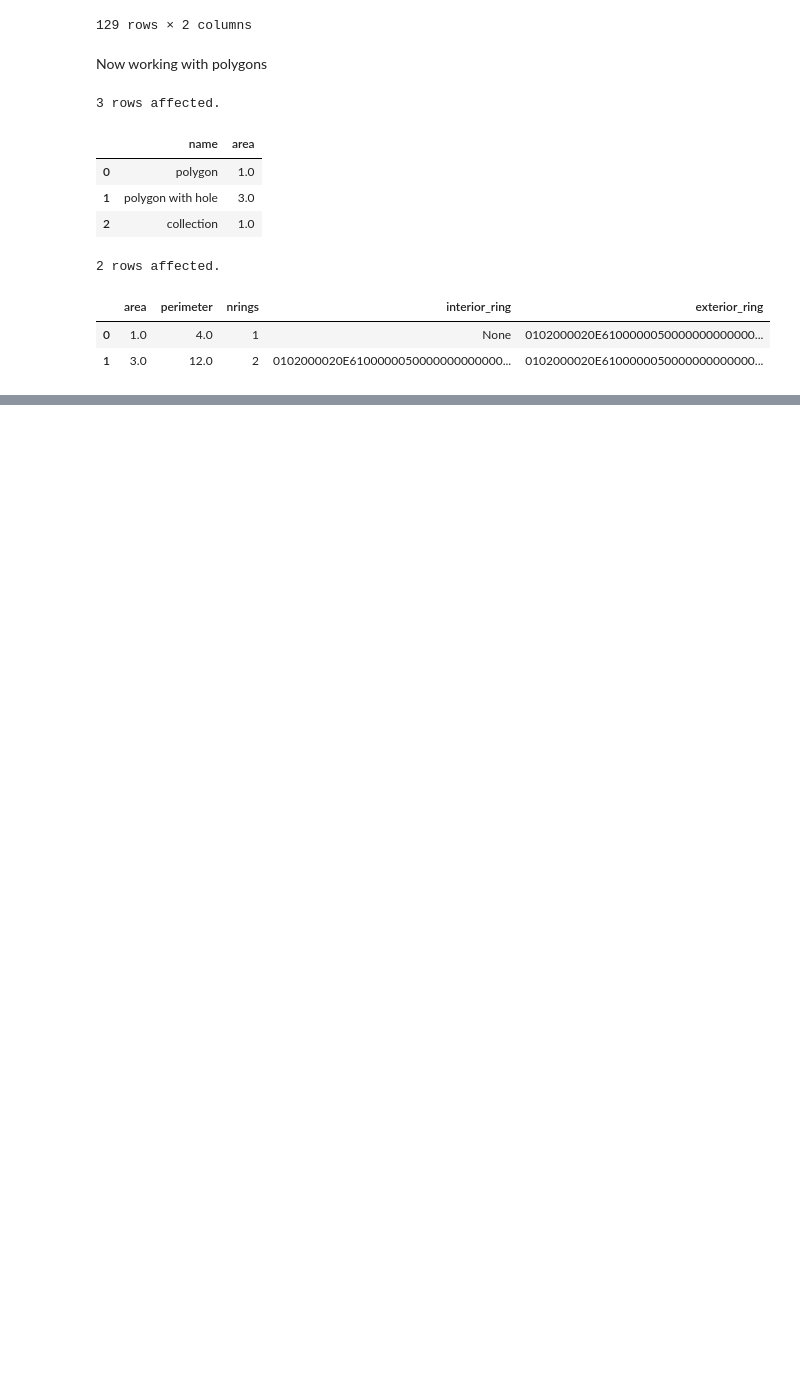
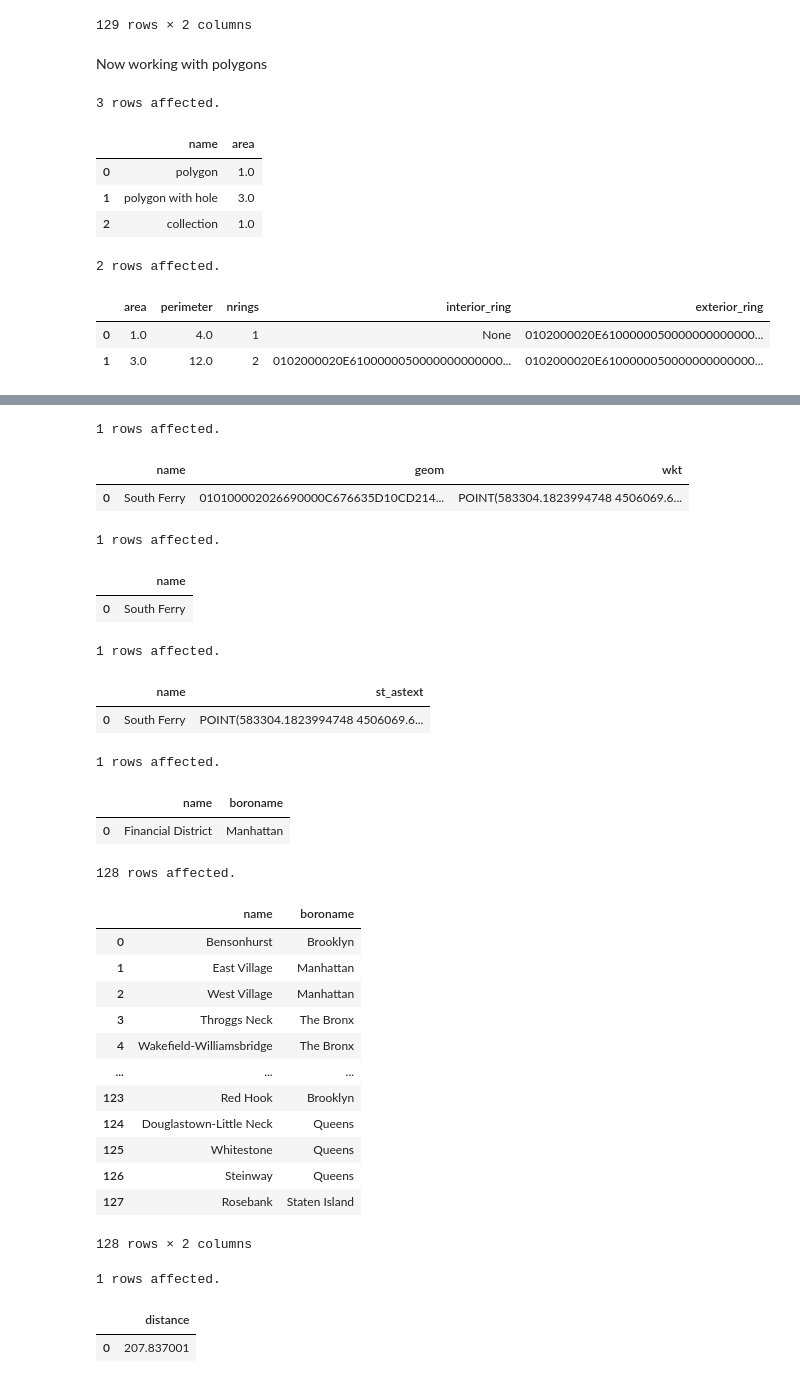
Before and after one commit to Vikash-exe/SQL, a Jupyter notebook: PostgreSQL.ipynb, the cells around one changed output, grey strips where cells are left out. Saved outputs shown, nothing was run; the diff lists cells and outputs as text; code cells hidden in the pictures; blank space fills up the shorter version.

```diff
--- a/PostgreSQL.ipynb
+++ b/PostgreSQL.ipynb
@@ -325,0 +369,66 @@ FROM geometrics;
+# %%
+%%sql
+SELECT name, geom, ST_asText(geom) AS wkt
+FROM nyc_subway_stations
+WHERE name = 'South Ferry';
+# %% [output]
+1 rows affected.
+|  | name | geom | wkt |
+| 0 | South Ferry | 010100002026690000C676635D10CD214... | POINT(583304.1823994748 4506069.6... |
+# %%
+%%sql
+SELECT name
+FROM nyc_subway_stations
+WHERE ST_Equals(geom, ST_GeomFromText('POINT(583304.1823994748 4506069.654048115)', 26918));
+# %% [output]
+1 rows affected.
+|  | name |
+| 0 | South Ferry |
+# %%
+%%sql
+SELECT name, ST_AsText(geom)
+FROM nyc_subway_stations
+WHERE name = 'South Ferry';
+# %% [output]
+1 rows affected.
+|  | name | st_astext |
+| 0 | South Ferry | POINT(583304.1823994748 4506069.6... |
+# %%
+%%sql
+select name, boroname
+from nyc_neighborhoods
+where ST_Intersects(geom, ST_GeomFromText('POINT(583304.1823994748 4506069.654048115)', 26918));
+# %% [output]
+1 rows affected.
+|  | name | boroname |
+| 0 | Financial District | Manhattan |
+# %%
+%%sql
+select name, boroname
+from nyc_neighborhoods
+where ST_Disjoint(geom, ST_GeomFromText('POINT(583304.1823994748 4506069.654048115)', 26918));
+# %% [output]
+128 rows affected.
+|  | name | boroname |
+| 0 | Bensonhurst | Brooklyn |
+| 1 | East Village | Manhattan |
+| 2 | West Village | Manhattan |
+| 3 | Throggs Neck | The Bronx |
+| 4 | Wakefield-Williamsbridge | The Bronx |
+| ... | ... | ... |
+| 123 | Red Hook | Brooklyn |
+| 124 | Douglastown-Little Neck | Queens |
+| 125 | Whitestone | Queens |
+| 126 | Steinway | Queens |
+| 127 | Rosebank | Staten Island |
+128 rows × 2 columns
+# %%
+%%sql
+SELECT ST_Distance(
+    ST_GeomFromText('POINT(583304.1823994748 4506069.654048115)', 26918),
+    ST_GeomFromText('POINT(583500 4506000)', 26918)
+) AS distance;
+# %% [output]
+1 rows affected.
+|  | distance |
+| 0 | 207.837001 |
```
Also changed, not shown: parts of 9 cells of this notebook.
